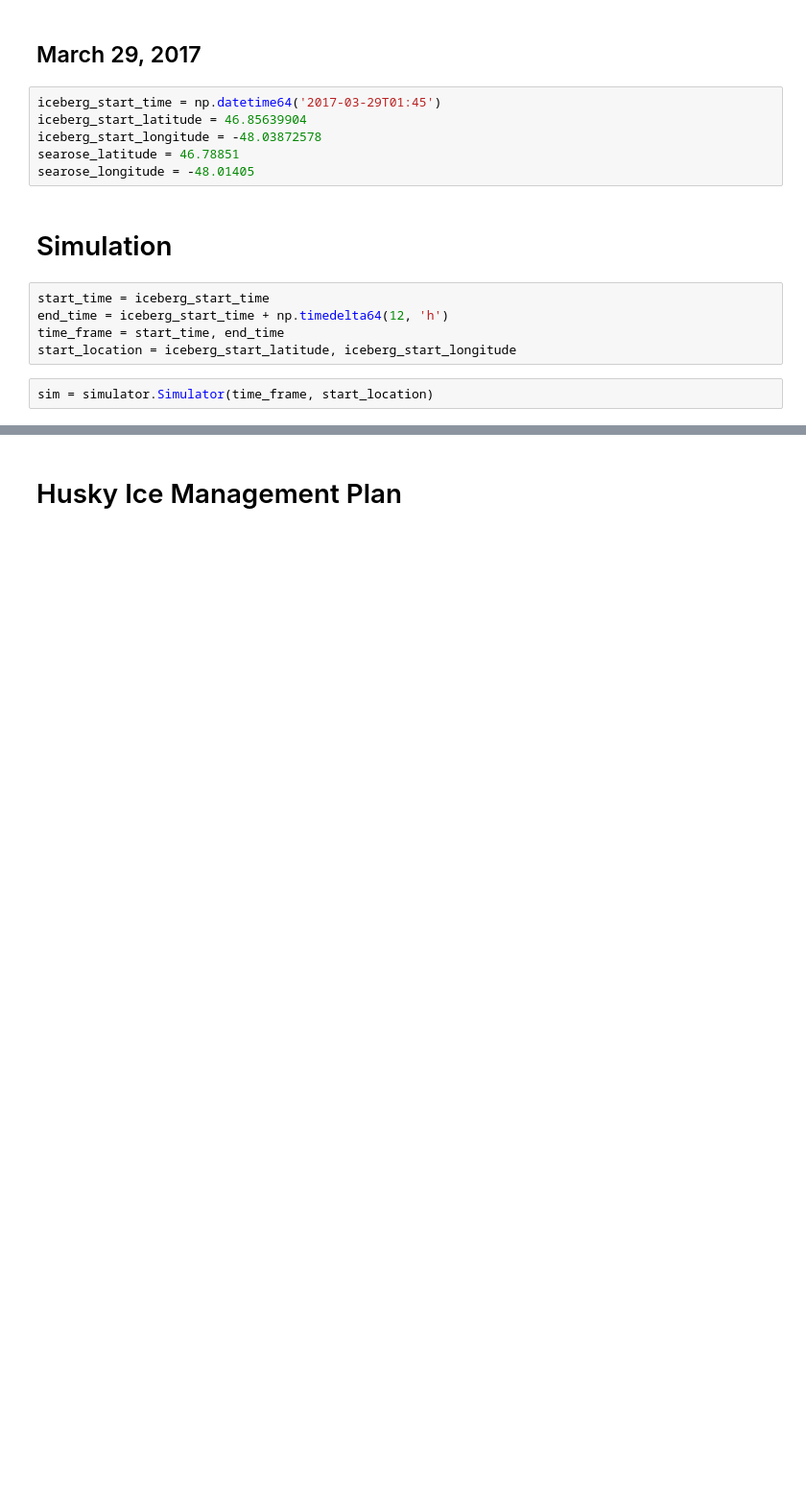
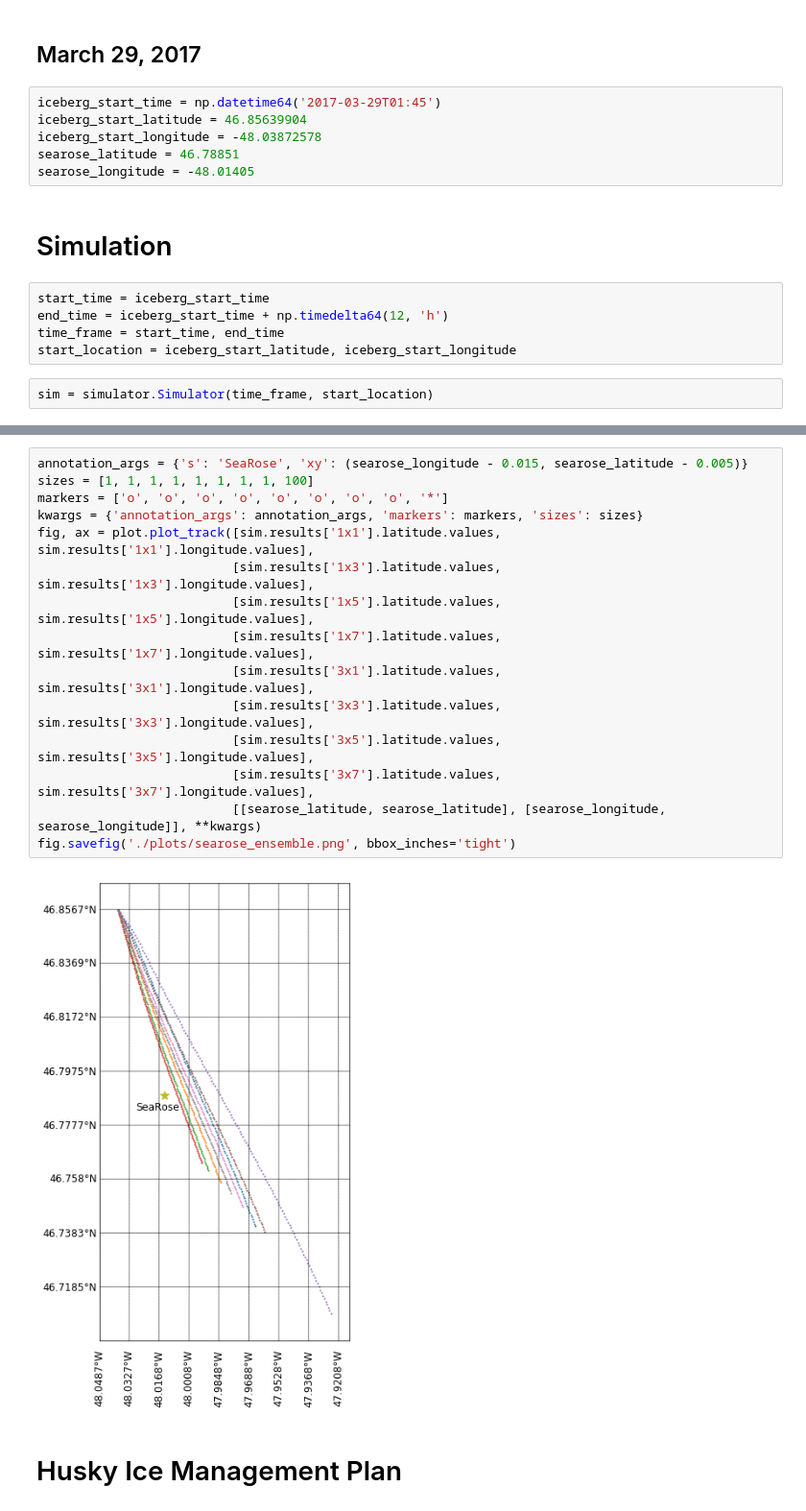
Before and after one commit to jmunroe/IceDEF, a Jupyter notebook: notebooks/searose_ice_incursion_incident.ipynb, the cells around one changed output, grey strips where cells are left out. Shown at 96% size. Cells and saved outputs as stored; diff of their text form; blank space fills up the shorter version.

```diff
--- a/notebooks/searose_ice_incursion_incident.ipynb
+++ b/notebooks/searose_ice_incursion_incident.ipynb
@@ -49,2 +51,19 @@ Text(764.914,11215.6,'Start')
+# %%
+annotation_args = {'s': 'SeaRose', 'xy': (searose_longitude - 0.015, searose_latitude - 0.005)}
+sizes = [1, 1, 1, 1, 1, 1, 1, 1, 100]
+markers = ['o', 'o', 'o', 'o', 'o', 'o', 'o', 'o', '*']
+kwargs = {'annotation_args': annotation_args, 'markers': markers, 'sizes': sizes}
+fig, ax = plot.plot_track([sim.results['1x1'].latitude.values, sim.results['1x1'].longitude.values],
+                          [sim.results['1x3'].latitude.values, sim.results['1x3'].longitude.values],
+                          [sim.results['1x5'].latitude.values, sim.results['1x5'].longitude.values],
+                          [sim.results['1x7'].latitude.values, sim.results['1x7'].longitude.values],
+                          [sim.results['3x1'].latitude.values, sim.results['3x1'].longitude.values],
+                          [sim.results['3x3'].latitude.values, sim.results['3x3'].longitude.values],
+                          [sim.results['3x5'].latitude.values, sim.results['3x5'].longitude.values],
+                          [sim.results['3x7'].latitude.values, sim.results['3x7'].longitude.values],
+                          [[searose_latitude, searose_latitude], [searose_longitude, searose_longitude]], **kwargs)
+fig.savefig('./plots/searose_ensemble.png', bbox_inches='tight')
+# %% [output]
+[figure, added]
 # %% [markdown]
 # Husky Ice Management Plan
```
Also changed, not shown: parts of 8 cells of this notebook.
